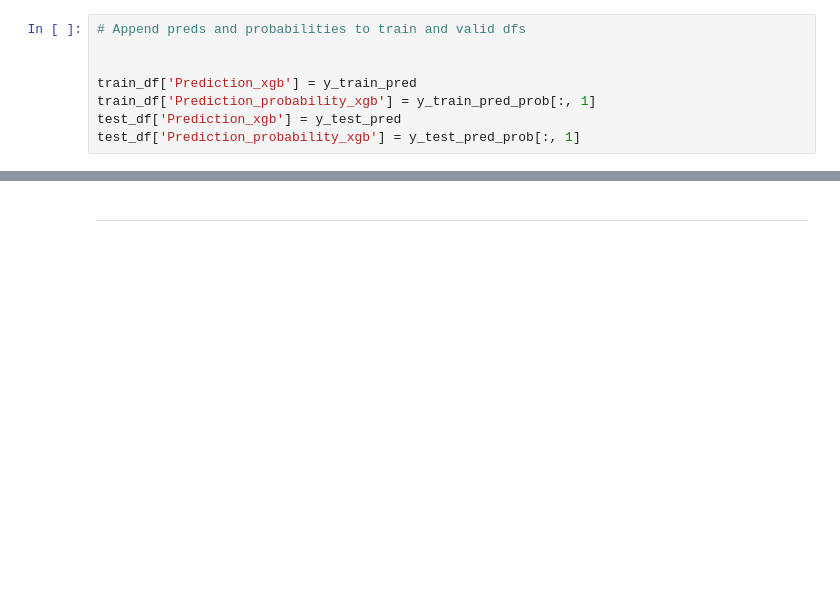
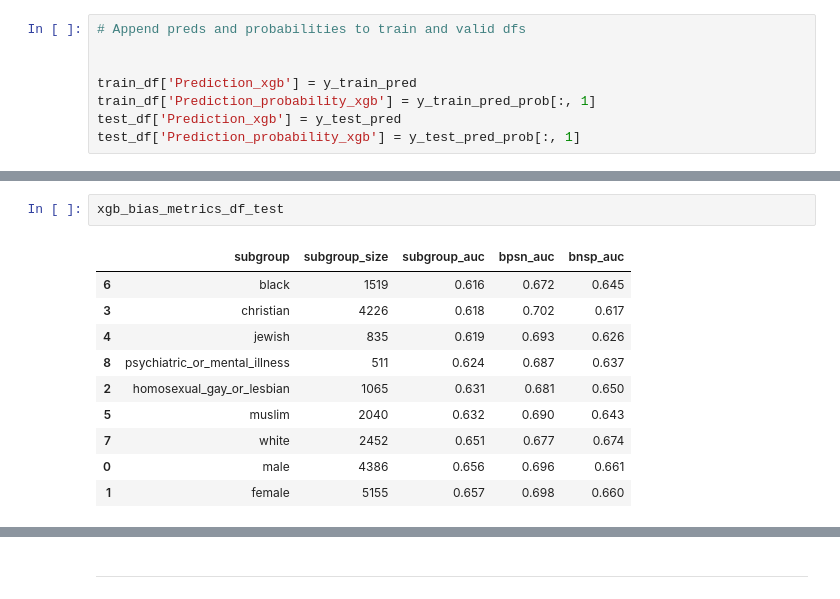
Before and after one commit to GovindSuresh/reducing-bias-in-toxicity-classification, a Jupyter notebook: ML_models.ipynb, the cells around one changed output, grey strips where cells are left out. Saved outputs shown, nothing was run; the diff lists cells and outputs as text; blank space fills up the shorter version.

```diff
--- a/ML_models.ipynb
+++ b/ML_models.ipynb
@@ -647,0 +667,13 @@ xgb_final_metric_test
+# %%
+xgb_bias_metrics_df_test
+# %% [output]
+|  | subgroup | subgroup_size | subgroup_auc | bpsn_auc | bnsp_auc |
+| 6 | black | 1519 | 0.616 | 0.672 | 0.645 |
+| 3 | christian | 4226 | 0.618 | 0.702 | 0.617 |
+| 4 | jewish | 835 | 0.619 | 0.693 | 0.626 |
+| 8 | psychiatric_or_mental_illness | 511 | 0.624 | 0.687 | 0.637 |
+| 2 | homosexual_gay_or_lesbian | 1065 | 0.631 | 0.681 | 0.650 |
+| 5 | muslim | 2040 | 0.632 | 0.690 | 0.643 |
+| 7 | white | 2452 | 0.651 | 0.677 | 0.674 |
+| 0 | male | 4386 | 0.656 | 0.696 | 0.661 |
+| 1 | female | 5155 | 0.657 | 0.698 | 0.660 |
```
Also changed, not shown: parts of 50 cells of this notebook, 6 other files.
